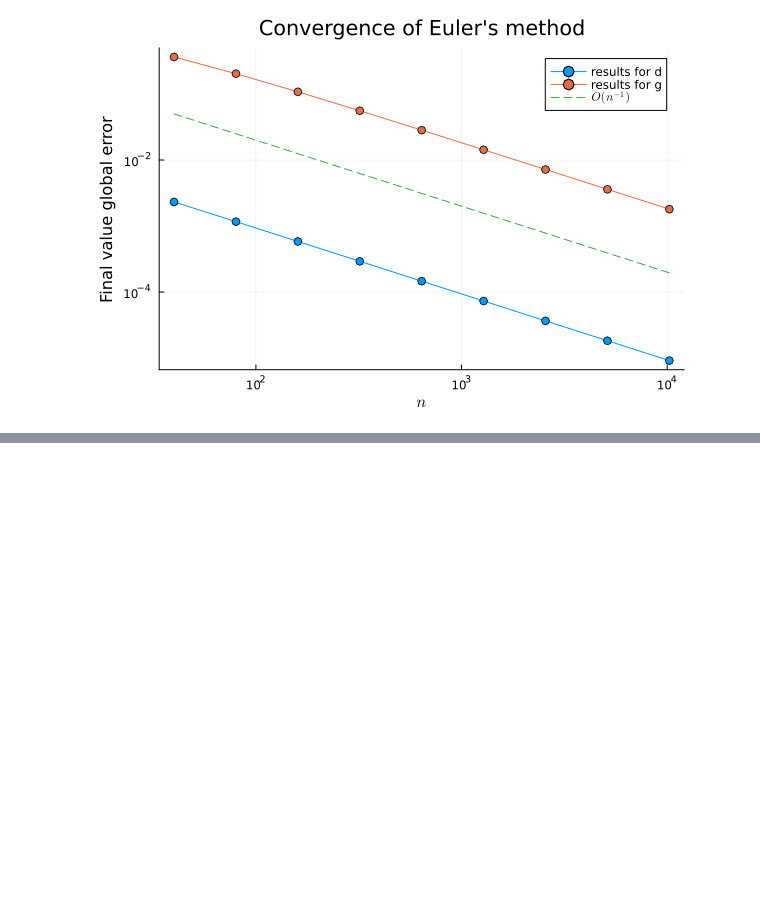
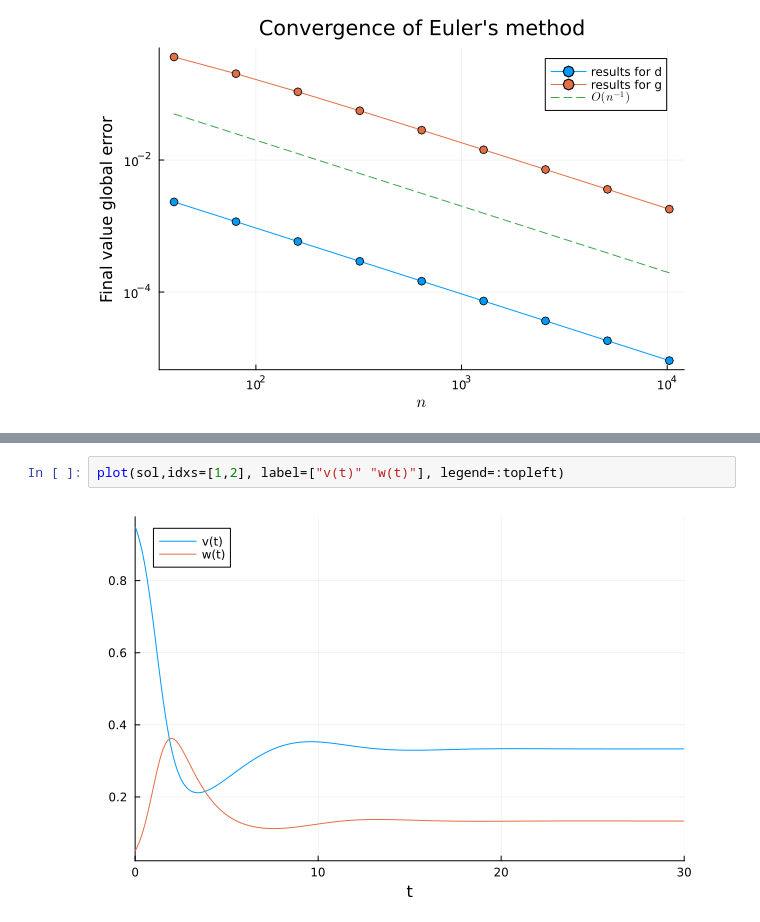
Before and after one commit to DrEntropy/FNC, a Jupyter notebook: chapter6.ipynb, the cells around one changed output, grey strips where cells are left out. Cells and saved outputs as stored; diff of their text form; blank space fills up the shorter version.

```diff
--- a/chapter6.ipynb
+++ b/chapter6.ipynb
@@ -243,0 +288,4 @@ plot!(ns,0.05*(ns/ns[1]).^(-1),l=:dash,label=L"O(n^{-1})")
+# %%
+plot(sol,idxs=[1,2], label=["v(t)" "w(t)"], legend=:topleft)
+# %% [output]
+[figure, added]
```
Also changed, not shown: parts of 7 cells of this notebook.
